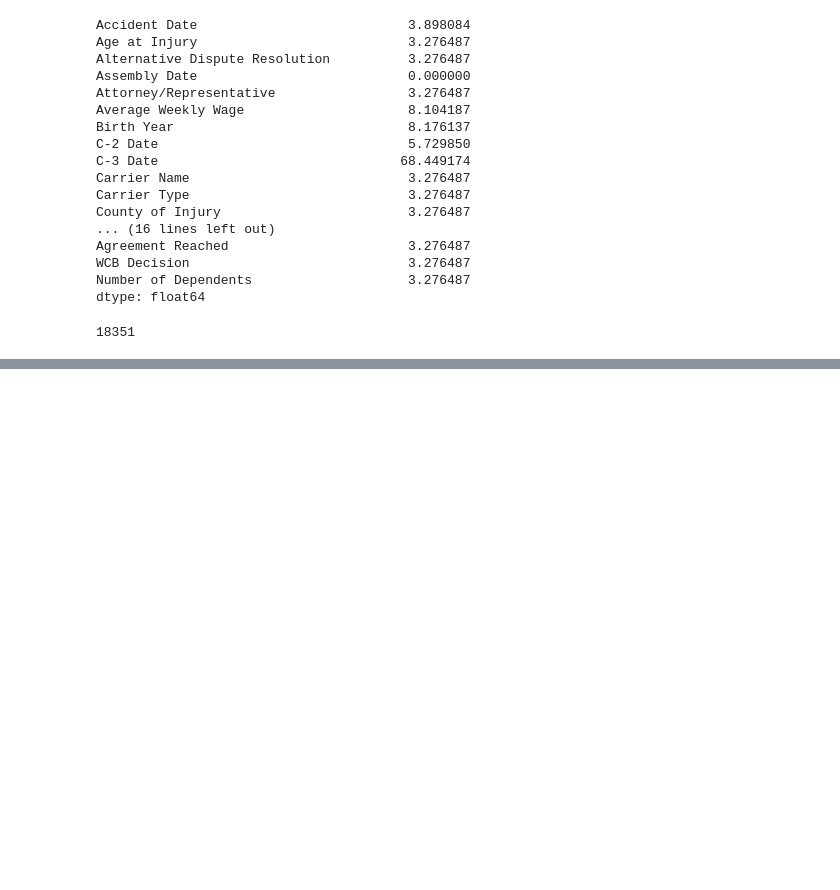
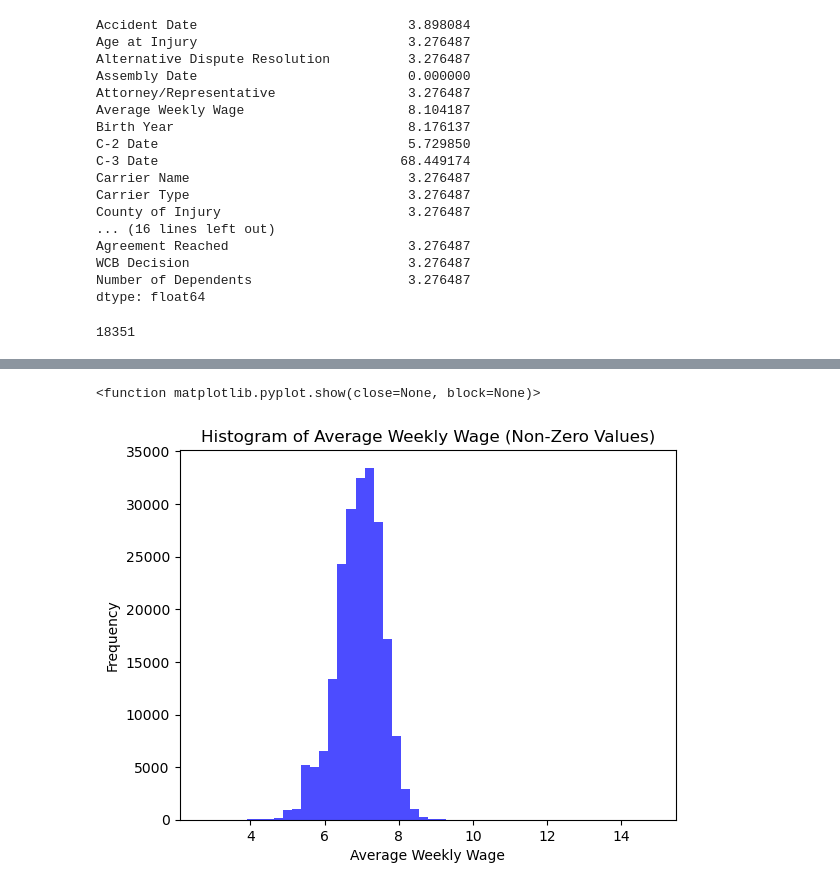
Before and after one commit to tmnstraub/ML_Group36, a Jupyter notebook: src/Group36.ipynb, the cells around one changed output, grey strips where cells are left out. Saved outputs shown, nothing was run; the diff lists cells and outputs as text; code cells hidden in the pictures; blank space fills up the shorter version.

```diff
--- a/src/Group36.ipynb
+++ b/src/Group36.ipynb
@@ -137,0 +205,11 @@ ValueError: List of boxplot statistics and `positions` values must have same the
+# %%
+non_zero_wages = df[df['Average Weekly Wage'] > 1]['Average Weekly Wage']
+
+plt.hist(np.log1p(non_zero_wages), bins=50, color='blue', alpha=0.7)
+plt.title('Histogram of Average Weekly Wage (Non-Zero Values)')
+plt.xlabel('Average Weekly Wage')
+plt.ylabel('Frequency')
+plt.show
+# %% [output]
+<function matplotlib.pyplot.show(close=None, block=None)>
+[figure, added]
```
Also changed, not shown: parts of 24 cells of this notebook.
